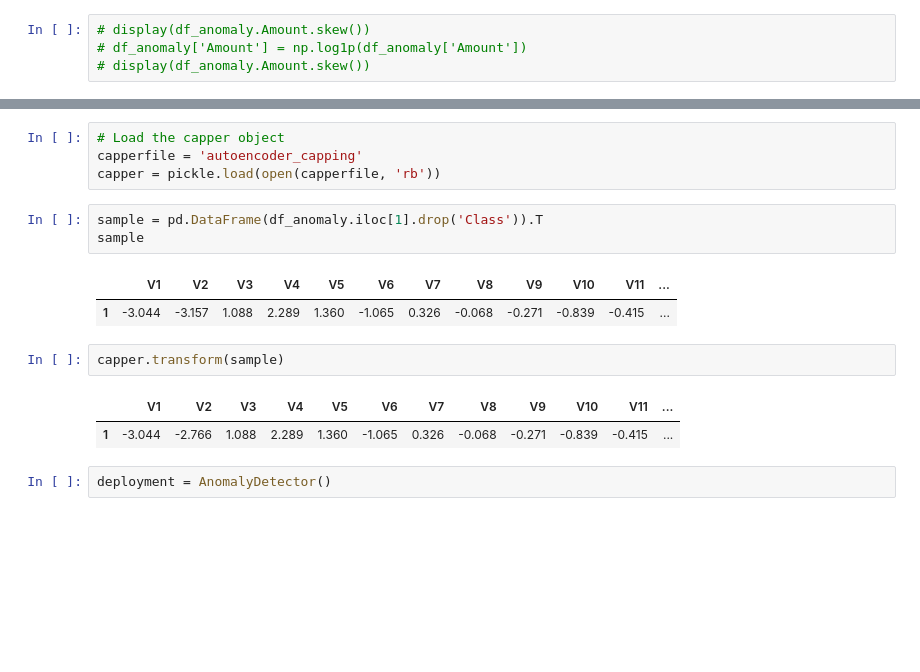
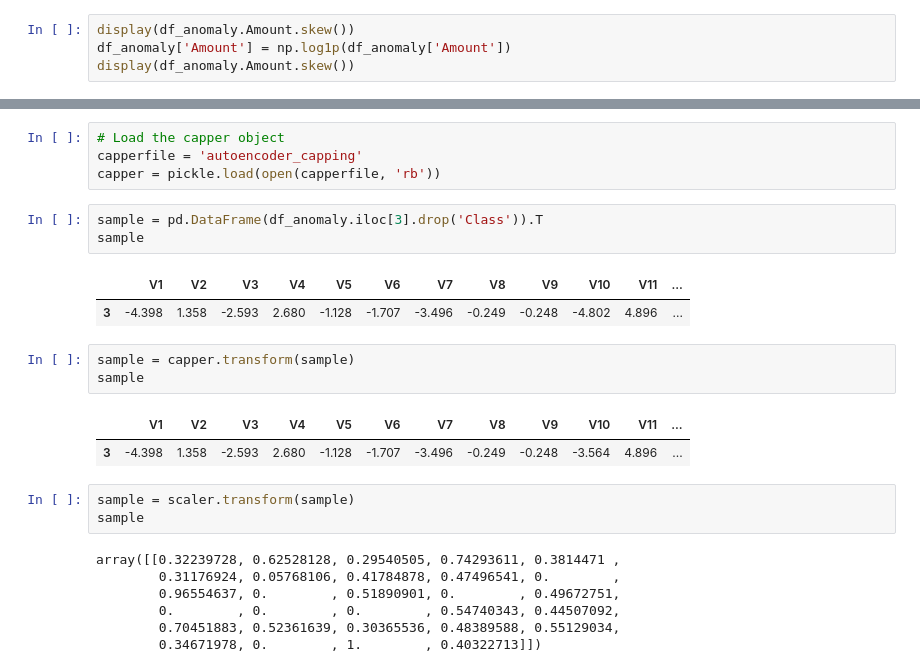
Before and after one commit to fermiyon/projects, a Jupyter notebook: fraud detection/autoencoder.ipynb, the cells around one changed output, grey strips where cells are left out. Drawn from its saved outputs; the diff is of its cells as text; blank space fills up the shorter version.

```diff
--- a/fraud detection/autoencoder.ipynb
+++ b/fraud detection/autoencoder.ipynb
@@ -185,9 +186,9 @@ display(df_anomaly.shape)
 16.866718730563512
 0.1395260148138248
 # %%
-# display(df_anomaly.Amount.skew())
-# df_anomaly['Amount'] = np.log1p(df_anomaly['Amount'])
-# display(df_anomaly.Amount.skew())
+display(df_anomaly.Amount.skew())
+df_anomaly['Amount'] = np.log1p(df_anomaly['Amount'])
+display(df_anomaly.Amount.skew())
 # %% [output]
 3.7244782527095226
 0.30783741384828084
@@ -614,15 +548,24 @@ scaler = pickle.load(open(scalerfile, 'rb'))
 capperfile = 'autoencoder_capping'
 capper = pickle.load(open(capperfile, 'rb'))
 # %%
-sample = pd.DataFrame(df_anomaly.iloc[1].drop('Class')).T
+sample = pd.DataFrame(df_anomaly.iloc[3].drop('Class')).T
 sample
 # %% [output]
 |  | V1 | V2 | V3 | V4 | V5 | V6 | V7 | V8 | V9 | V10 | V11 | ... |
-| 1 | -3.044 | -3.157 | 1.088 | 2.289 | 1.360 | -1.065 | 0.326 | -0.068 | -0.271 | -0.839 | -0.415 | ... |
+| 3 | -4.398 | 1.358 | -2.593 | 2.680 | -1.128 | -1.707 | -3.496 | -0.249 | -0.248 | -4.802 | 4.896 | ... |
 # %%
-capper.transform(sample)
+sample = capper.transform(sample)
+sample
 # %% [output]
 |  | V1 | V2 | V3 | V4 | V5 | V6 | V7 | V8 | V9 | V10 | V11 | ... |
-| 1 | -3.044 | -2.766 | 1.088 | 2.289 | 1.360 | -1.065 | 0.326 | -0.068 | -0.271 | -0.839 | -0.415 | ... |
+| 3 | -4.398 | 1.358 | -2.593 | 2.680 | -1.128 | -1.707 | -3.496 | -0.249 | -0.248 | -3.564 | 4.896 | ... |
-# %%
-deployment = AnomalyDetector()
+# %%
+sample = scaler.transform(sample)
+sample
+# %% [output]
+array([[0.32239728, 0.62528128, 0.29540505, 0.74293611, 0.3814471 ,
+        0.31176924, 0.05768106, 0.41784878, 0.47496541, 0.        ,
+        0.96554637, 0.        , 0.51890901, 0.        , 0.49672751,
+        0.        , 0.        , 0.        , 0.54740343, 0.44507092,
+        0.70451883, 0.52361639, 0.30365536, 0.48389588, 0.55129034,
+        0.34671978, 0.        , 1.        , 0.40322713]])
```
Also changed, not shown: parts of 48 cells of this notebook, 3 other files.
